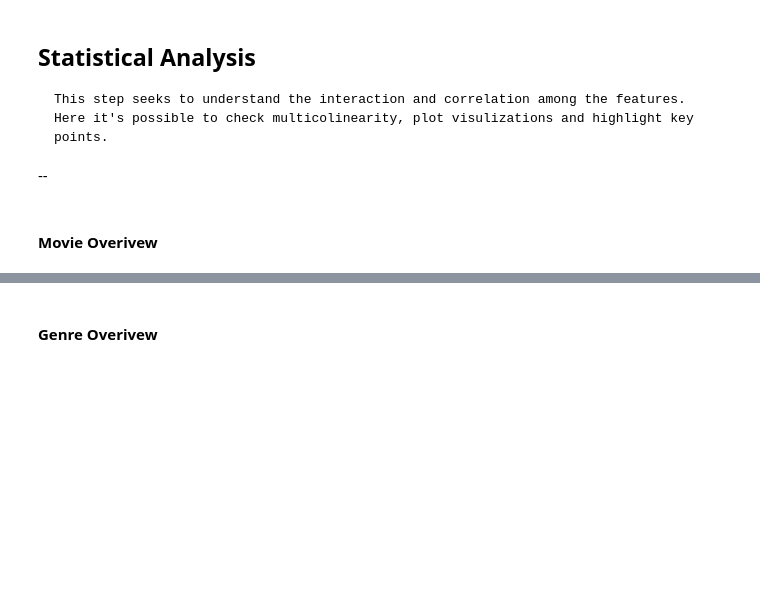
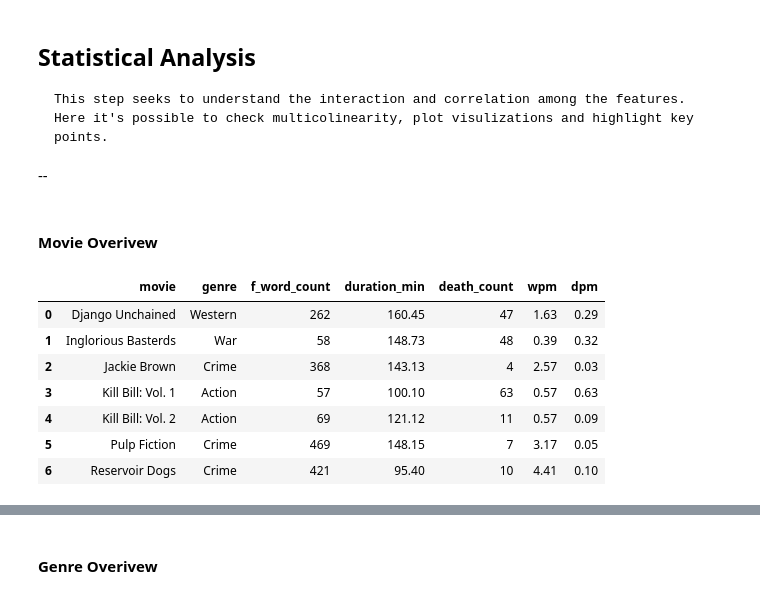
Before and after one commit to LeonardoTerra/Tarantino-Profanity-EDA, a Jupyter notebook: General EDAs/Tarantino F-words Overview.ipynb, the cells around one changed output, grey strips where cells are left out. Saved outputs shown, nothing was run; the diff lists cells and outputs as text; code cells hidden in the pictures; blank space fills up the shorter version.

```diff
--- a/General EDAs/Tarantino F-words Overview.ipynb
+++ b/General EDAs/Tarantino F-words Overview.ipynb
@@ -157,10 +149,20 @@ df["genre"] = df["movie"].map(assign_genre)
 #### Movie Overivew
 # %%
 movies_overview = df.groupby(['movie','genre']).agg(
-    word_count=('type',lambda x: (x == 'word').sum()),
+    f_word_count=('type',lambda x: (x == 'word').sum()),
     duration_min=('minutes_in', 'max'),
     death_count=('type', lambda x: (x == 'death').sum())).reset_index()
 
-movies_overview['wpm'] = (movies_overview['word_count'] / movies_overview['duration_min']).round(2)
+movies_overview['wpm'] = (movies_overview['f_word_count'] / movies_overview['duration_min']).round(2)
 movies_overview['dpm'] = (movies_overview['death_count'] / movies_overview['duration_min']).round(2)
+movies_overview
+# %% [output]
+|  | movie | genre | f_word_count | duration_min | death_count | wpm | dpm |
+| 0 | Django Unchained | Western | 262 | 160.45 | 47 | 1.63 | 0.29 |
+| 1 | Inglorious Basterds | War | 58 | 148.73 | 48 | 0.39 | 0.32 |
+| 2 | Jackie Brown | Crime | 368 | 143.13 | 4 | 2.57 | 0.03 |
+| 3 | Kill Bill: Vol. 1 | Action | 57 | 100.10 | 63 | 0.57 | 0.63 |
+| 4 | Kill Bill: Vol. 2 | Action | 69 | 121.12 | 11 | 0.57 | 0.09 |
+| 5 | Pulp Fiction | Crime | 469 | 148.15 | 7 | 3.17 | 0.05 |
+| 6 | Reservoir Dogs | Crime | 421 | 95.40 | 10 | 4.41 | 0.10 |
 # %% [markdown]
```
Also changed, not shown: parts of 15 cells of this notebook.
